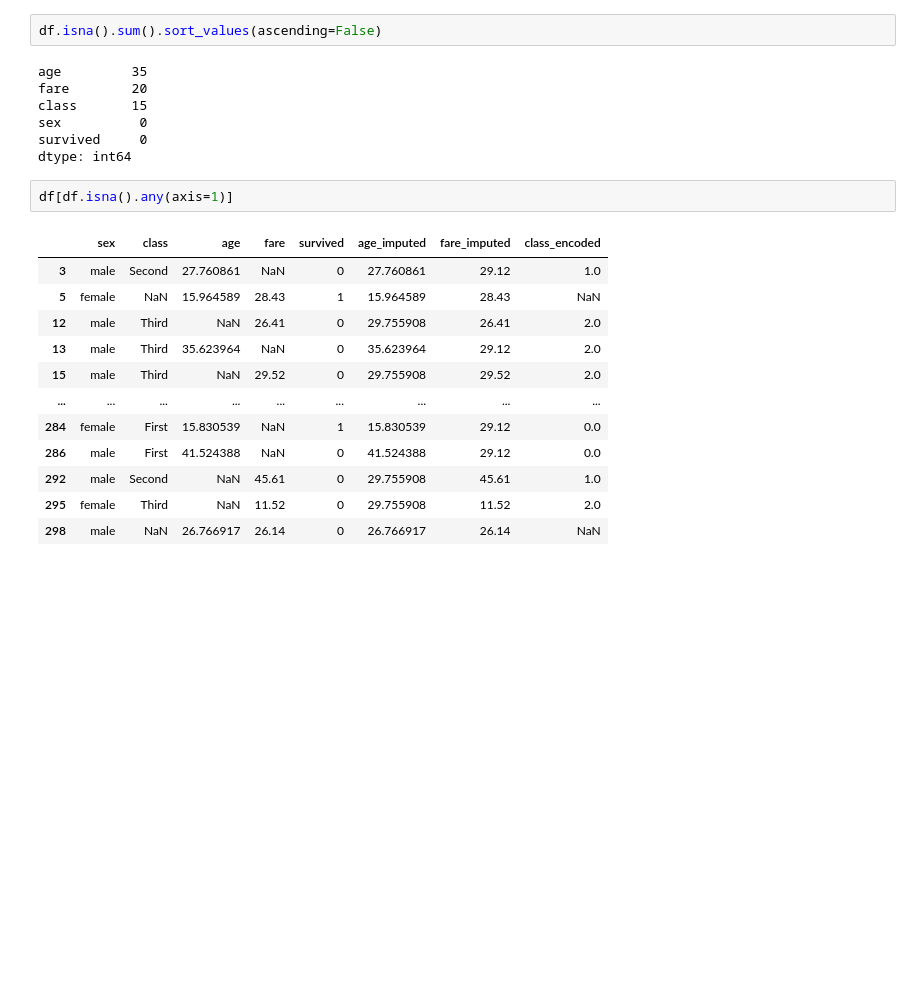
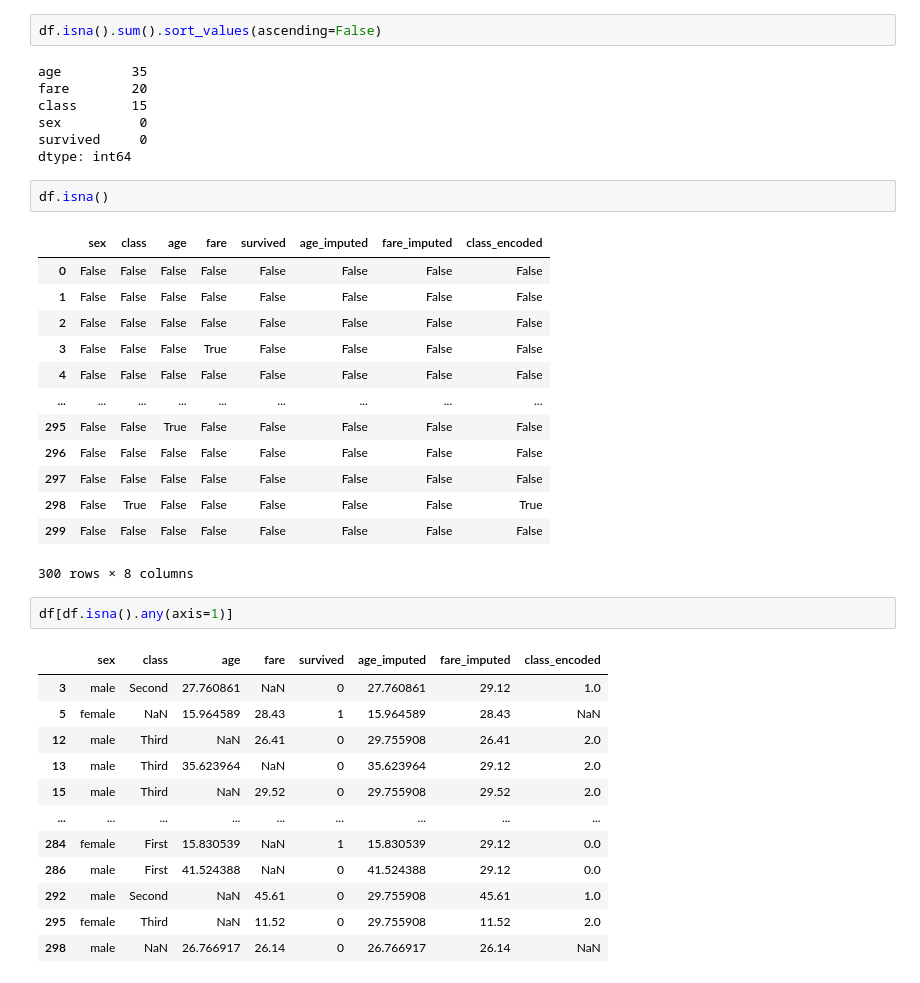
Before and after one commit to steestor/course-python-ml, a Jupyter notebook: notebooks/S1_A2_Limpieza_y_Preprocesamiento.ipynb, the cells around one changed output. Saved outputs shown, nothing was run; the diff lists cells and outputs as text; blank space fills up the shorter version.

```diff
--- a/notebooks/S1_A2_Limpieza_y_Preprocesamiento.ipynb
+++ b/notebooks/S1_A2_Limpieza_y_Preprocesamiento.ipynb
@@ -32,6 +32,22 @@ class       15
 sex          0
 survived     0
 dtype: int64
+# %%
+df.isna()
+# %% [output]
+|  | sex | class | age | fare | survived | age_imputed | fare_imputed | class_encoded |
+| 0 | False | False | False | False | False | False | False | False |
+| 1 | False | False | False | False | False | False | False | False |
+| 2 | False | False | False | False | False | False | False | False |
+| 3 | False | False | False | True | False | False | False | False |
+| 4 | False | False | False | False | False | False | False | False |
+| ... | ... | ... | ... | ... | ... | ... | ... | ... |
+| 295 | False | False | True | False | False | False | False | False |
+| 296 | False | False | False | False | False | False | False | False |
+| 297 | False | False | False | False | False | False | False | False |
+| 298 | False | True | False | False | False | False | False | True |
+| 299 | False | False | False | False | False | False | False | False |
+300 rows × 8 columns
 # %%
 df[df.isna().any(axis=1)]
 # %% [output]
```
Also changed, not shown: 1 other file.
